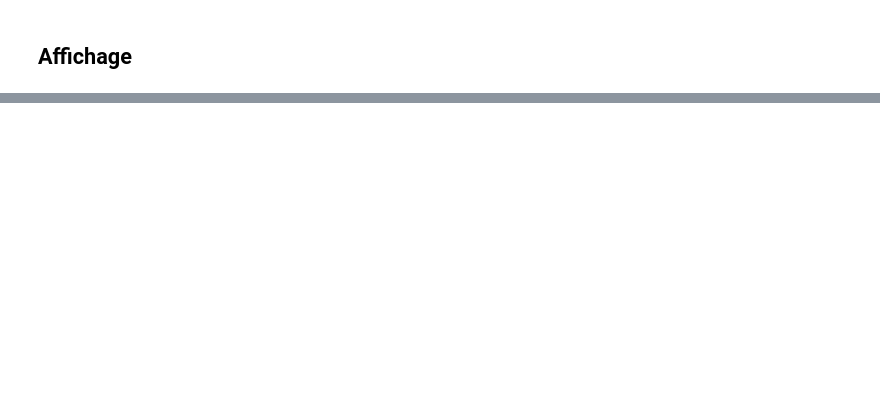
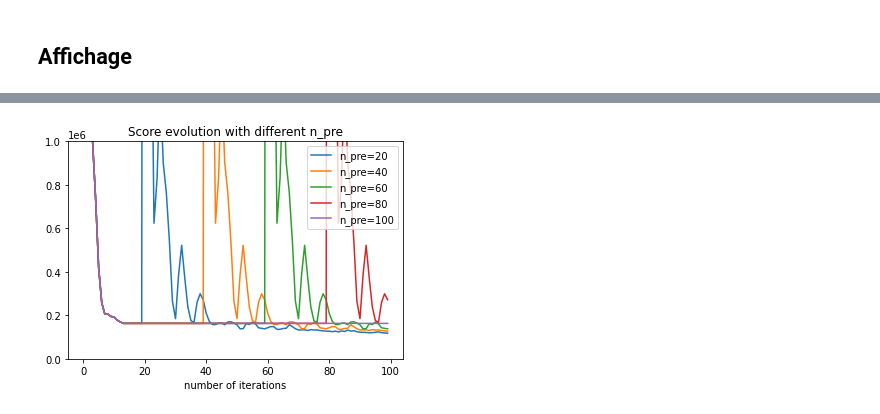
Before and after one commit to xinyuhuang97/Stage_optimisation_recharge_vehicule, a Jupyter notebook: code_pb_ve/src/Affichage.ipynb, the cells around one changed output, grey strips where cells are left out. Cells and saved outputs as stored; diff of their text form; code cells hidden in the pictures; blank space fills up the shorter version.

Commit message:
algo standard implemented

```diff
--- a/code_pb_ve/src/Affichage.ipynb
+++ b/code_pb_ve/src/Affichage.ipynb
@@ -34,5 +25,6 @@ Nombre d'evse :  100
 # %%
 np.random.seed(0)
-N=100
+N=20
 instance_json(N)
-data=json.load(open('../data/instance_100.json'))
+my_instance = "../data/instance_" + str(N) + ".json"
+stochastic = Frank_Wolfe_Stochastic(my_instance)
@@ -324,0 +100,6 @@ S_i_max: 30000.0
+# %%
+np.random.seed(0)
+standard = Frank_Wolfe_Standard(my_instance)
+# %%
+np.random.seed(0)
+x_bar_k_1,df_1=standard.FW_st_solve(actual_time, analyse=True, K=K, nk=nk)
@@ -369,0 +171,8 @@ print(df)
+# %%
+list_pre=[20,40,60,80,100]
+list_data_pre=[]
+for n_pre in list_pre:
+    np.random.seed(0)
+    x_bar_k_1,df_1=standard.FW_st_solve(actual_time, analyse=True, K=K, nk=nk, n_pre=n_pre)
+    list_data_pre.append(df_1['best_score'].values)
+    print(len(df_1['best_score'].values))
@@ -370,3 +195,23 @@ print(df)
+# %%
+for i, n_pre in enumerate(list_pre):
+    plt.plot([x for x in range(100)], list_data_pre[i], label='n_pre='+str(n_pre))
+# Add a title and axis labels
+plt.title('Score evolution with different n_pre')
+plt.xlabel('number of iterations')
+#plt.ylabel('y')
+
+#for i in range(len(x)):
+#    #plt.plot(x[i], mean0[i], 'b.')
+ #   plt.plot(x[i], mean1[i], 'o',markersize=3,color='orange')
+  #  plt.plot(x[i], mean2[i], 'gv',markersize=3)
+plt.ylim(0, 1000000)
+# Add a legend
+plt.legend()
+
+# Show the plot
+plt.show()
+# %% [output]
+[figure, added]
 # %%
 import pandas as pd
 import numpy as np
```
Also changed, not shown: parts of 23 cells of this notebook, 54 other files.
